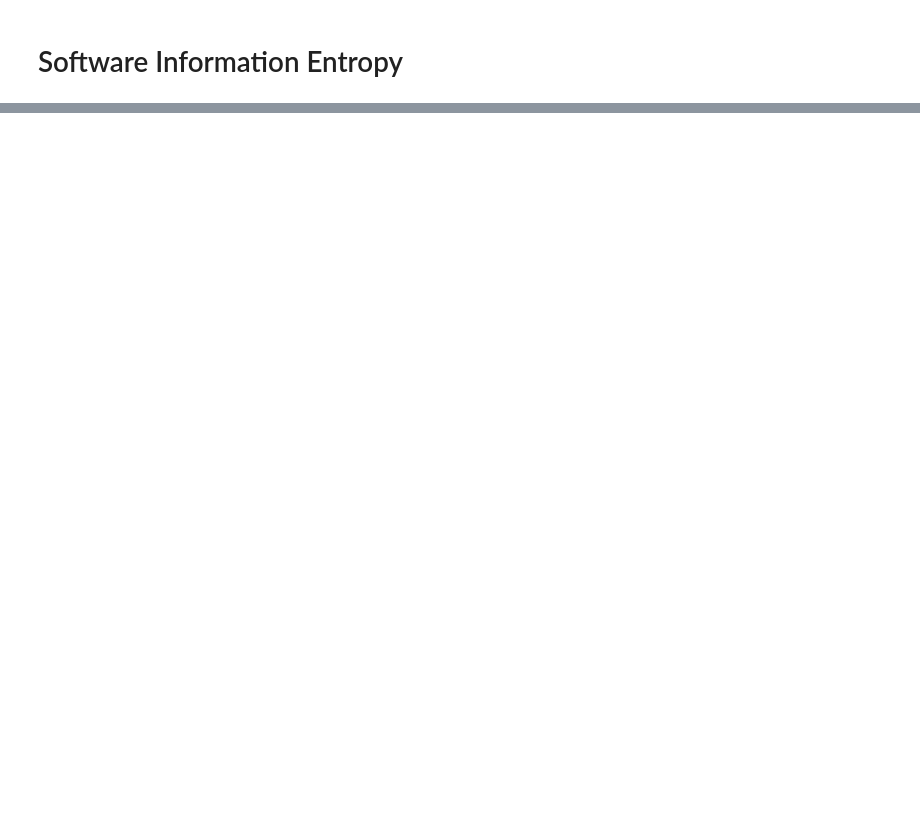
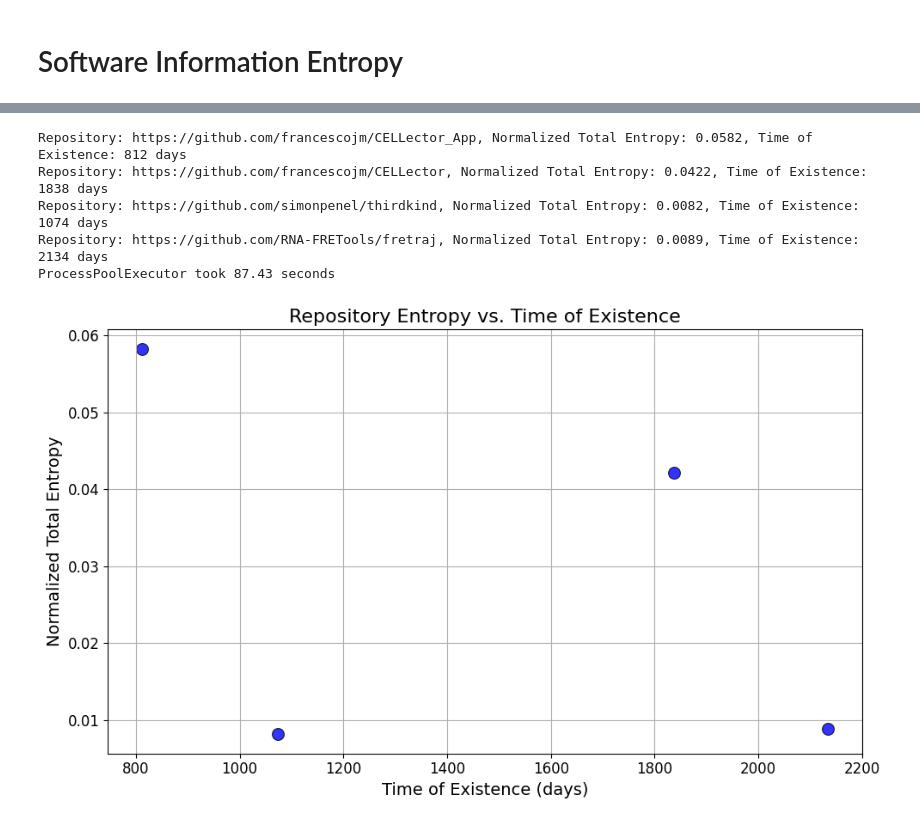
Before and after one commit to software-gardening/almanack, a Jupyter notebook: src/book/verdant-sundial/software-information-entropy.ipynb, the cells around one changed output, grey strips where cells are left out. Saved outputs shown, nothing was run; the diff lists cells and outputs as text; code cells hidden in the pictures; blank space fills up the shorter version.

Commit message:
Adding: parallel processing, documentaion

```diff
--- a/src/book/verdant-sundial/software-information-entropy.ipynb
+++ b/src/book/verdant-sundial/software-information-entropy.ipynb
@@ -218,0 +176,64 @@ Repository: https://github.com/WormBase/wormcells-viz, Normalized Total Entropy:
+# %%
+def main():
+    df = pd.read_parquet(
+        "../../../tests/data/examples/pubmed/pubmed_github_links.parquet"
+    )
+
+    # Filter where IsValid is True
+    df_valid = df[df["IsValid"] == True]
+
+    # Remove duplicate repository URLs
+    df_valid = df_valid.drop_duplicates(subset="github_link")
+
+    # Slice dataframe to allow for a testing subset
+    repo_urls = df_valid["github_link"].iloc[120:124].tolist()
+
+    # Using ProcessPoolExecutor for parallel processing with up to 16 workers
+    with ProcessPoolExecutor(max_workers=16) as executor:
+        entropies = []
+        times = []
+
+        # Submit tasks to executor and collect futures for result retrieval
+        futures = {
+            executor.submit(process_repository, repo_url): repo_url
+            for repo_url in repo_urls
+        }
+
+        # Iterate through completed futures as they become available
+        for future in as_completed(futures):
+            repo_url = futures[future]
+            try:
+                # Retrieve result or raise exception
+                normalized_total_entropy, time_of_existence = future.result()
+                entropies.append(normalized_total_entropy)
+                times.append(time_of_existence)
+                print(
+                    f"Repository: {repo_url}, Normalized Total Entropy: {normalized_total_entropy:.4f}, Time of Existence: {time_of_existence} days"
+                )
+            except Exception as e:
+                print(f"Failed to process repository {repo_url}: {e}")
+
+    # Plotting with Seaborn and Matplotlib to visualize results
+    plt.figure(figsize=(10, 6))
+    sns.scatterplot(
+        x=times, y=entropies, s=100, alpha=0.8, color="blue", edgecolor="black"
+    )  # Customizing markers
+    plt.title("Repository Entropy vs. Time of Existence", fontsize=16)
+    plt.xlabel("Time of Existence (days)", fontsize=14)
+    plt.ylabel("Normalized Total Entropy", fontsize=14)
+    plt.xticks(fontsize=12)
+    plt.yticks(fontsize=12)
+    plt.grid(True)
+    plt.tight_layout()
+    plt.show()
+
+
+if __name__ == "__main__":
+    main()
+# %% [output]
+Repository: https://github.com/francescojm/CELLector_App, Normalized Total Entropy: 0.0582, Time of Existence: 812 days
+Repository: https://github.com/francescojm/CELLector, Normalized Total Entropy: 0.0422, Time of Existence: 1838 days
+Repository: https://github.com/simonpenel/thirdkind, Normalized Total Entropy: 0.0082, Time of Existence: 1074 days
+Repository: https://github.com/RNA-FRETools/fretraj, Normalized Total Entropy: 0.0089, Time of Existence: 2134 days
+ProcessPoolExecutor took 87.43 seconds
+[figure, added]
```
Also changed, not shown: parts of 6 cells of this notebook.
